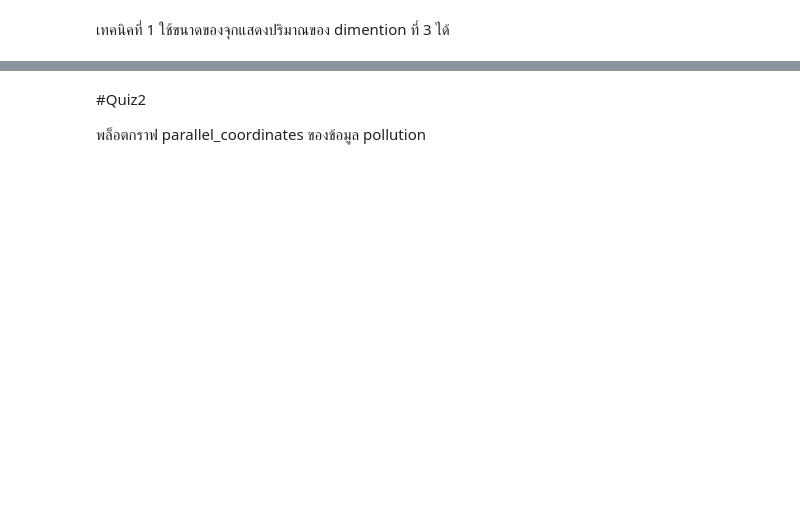
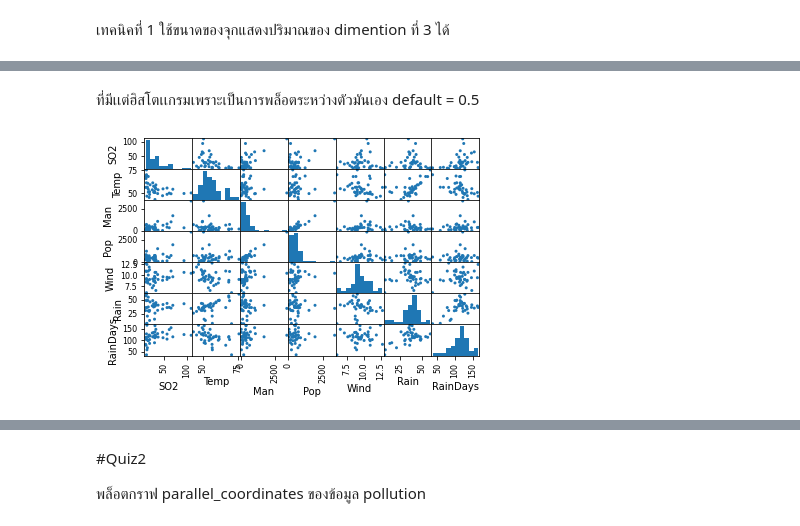
Before and after one commit to ploybongkot/Multivariate, a Jupyter notebook: Chapter2_Visualize_Multivariate_Data.ipynb, the cells around one changed output, grey strips where cells are left out. Cells and saved outputs as stored; diff of their text form; code cells hidden in the pictures; blank space fills up the shorter version.

```diff
--- a/Chapter2_Visualize_Multivariate_Data.ipynb
+++ b/Chapter2_Visualize_Multivariate_Data.ipynb
@@ -26,0 +62,6 @@ pd.plotting.scatter_matrix(pollution_data);
+# %% [markdown]
+ที่มีเเต่ฮิสโตเเกรมเพราะเป็นการพล็อตระหว่างตัวมันเอง default = 0.5
+# %%
+pd.plotting.scatter_matrix(pollution_data,alpha =1.0); # มันก็จะไม่โปร่งใสเลย เพราะ alpha คือความโปร่งใส
+# %% [output]
+[figure, added]
```
Also changed, not shown: parts of 22 cells of this notebook.
